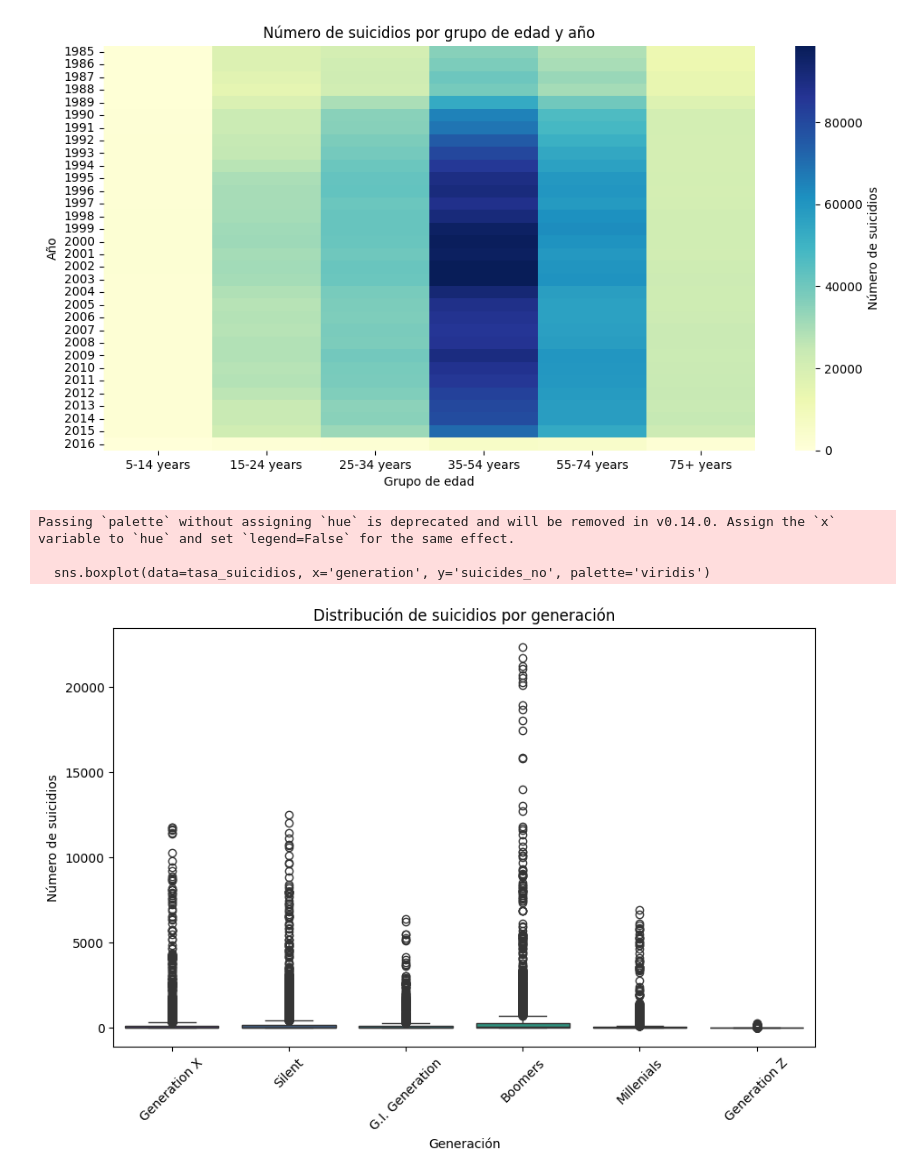
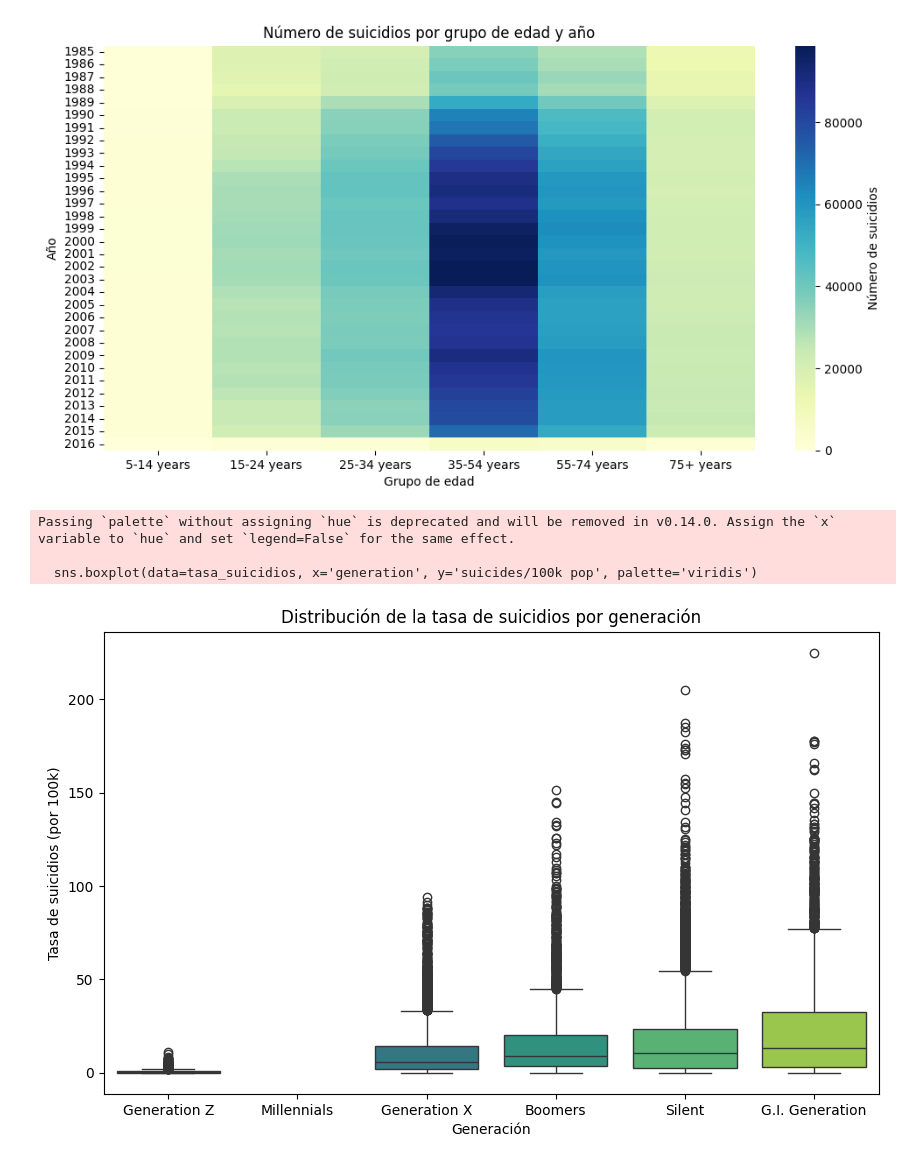
Before and after one commit to CarolinaPerez01/EDA, a Jupyter notebook: eda.ipynb, the cells around one changed output. Drawn from its saved outputs; the diff is of its cells as text; code cells hidden in the pictures.

```diff
--- a/eda.ipynb
+++ b/eda.ipynb
@@ -254,16 +277,14 @@ plt.show()
 # %% [output]
 [figure]
 # %%
-# Gráfico de caja y bigotes para suicidios por generación
 plt.figure(figsize=(10, 6))
-sns.boxplot(data=tasa_suicidios, x='generation', y='suicides_no', palette='viridis')
-plt.title('Distribución de suicidios por generación')
+sns.boxplot(data=tasa_suicidios, x='generation', y='suicides/100k pop', palette='viridis')
+plt.title('Distribución de la tasa de suicidios por generación')
 plt.xlabel('Generación')
-plt.ylabel('Número de suicidios')
-plt.xticks(rotation=45)
+plt.ylabel('Tasa de suicidios (por 100k)')
 plt.show()
 # %% [output]
 Passing `palette` without assigning `hue` is deprecated and will be removed in v0.14.0. Assign the `x` variable to `hue` and set `legend=False` for the same effect.
 
-  sns.boxplot(data=tasa_suicidios, x='generation', y='suicides_no', palette='viridis')
+  sns.boxplot(data=tasa_suicidios, x='generation', y='suicides/100k pop', palette='viridis')
-[figure, old version]
+[figure, new version]
```
Also changed, not shown: parts of 9 cells of this notebook.
